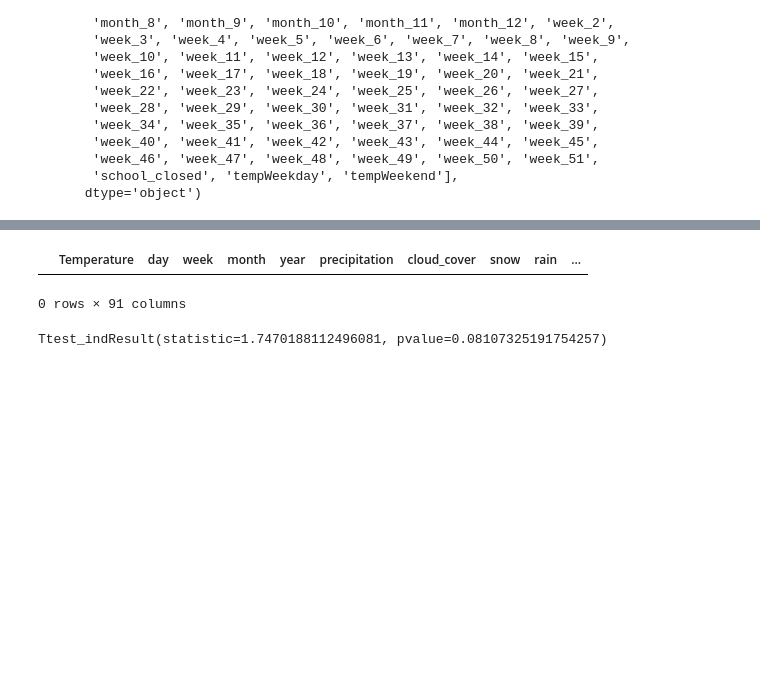
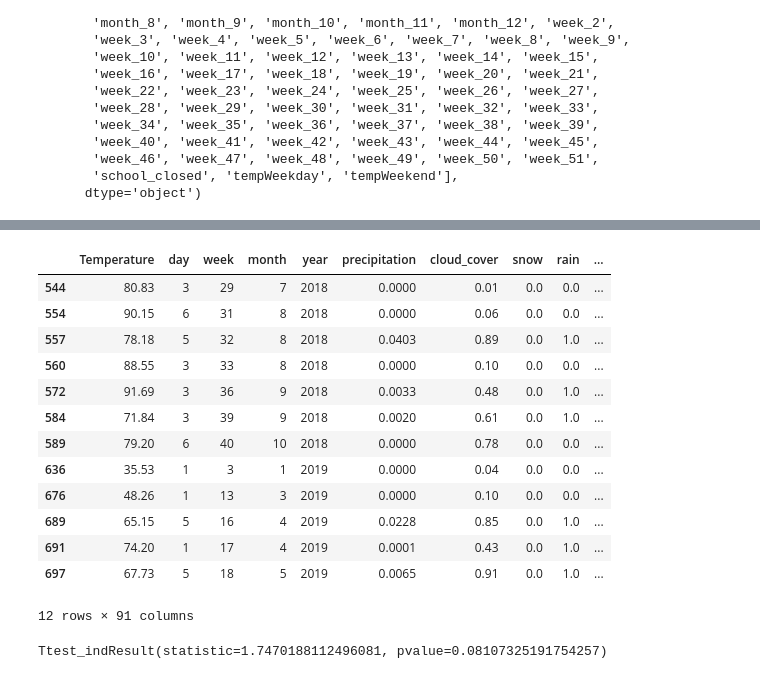
Before and after one commit to Shadhopson/Week1, a Jupyter notebook: Untitled Folder/Untitled.ipynb, the cells around one changed output, grey strips where cells are left out. Drawn from its saved outputs; the diff is of its cells as text; code cells hidden in the pictures; blank space fills up the shorter version.

```diff
--- a/Untitled Folder/Untitled.ipynb
+++ b/Untitled Folder/Untitled.ipynb
@@ -105,0 +123,6 @@ summed_by_date['in_school'] = in_school
+# %%
+office_model = Prophet(interval_width=0.95)
+office_model.fit(summed_by_date)
+office_forecast = office_model.make_future_dataframe(periods=0, freq='D')
+office_forecast2 =office_forecast.copy()
+office_forecast2 = office_forecast2[office_forecast2['ds'].dt.dayofweek.isin([1,3,5,6])]
@@ -105,0 +131,5 @@ summed_by_date['in_school'] = in_school
+# %%
+office_forecast = office_model.predict(office_forecast2)
+plt.figure(figsize=(30, 6))
+office_model.plot(office_forecast, xlabel = 'Date', ylabel = 'Sales')
+plt.title('Furniture Sales');
@@ -106,3 +139,7 @@ summed_by_date['in_school'] = in_school
+# %%
+summed_by_date['pred'] =office_forecast['yhat']
+# %%
+summed_by_date= summed_by_date.drop(['ds', 'y','Date'], axis=1)
 # %%
 #summed_by_date = summed_by_date.dropna()
 Keep = summed_by_date.columns.values[6:]
@@ -522,8 +453,20 @@ X_test['Diff'].std()
 # %%
-X_test[X_test['Diff']>20]
+X_test[X_test['Diff']>10]
 # %% [output]
 |  | Temperature | day | week | month | year | precipitation | cloud_cover | snow | rain | ... |
+| 544 | 80.83 | 3 | 29 | 7 | 2018 | 0.0000 | 0.01 | 0.0 | 0.0 | ... |
+| 554 | 90.15 | 6 | 31 | 8 | 2018 | 0.0000 | 0.06 | 0.0 | 0.0 | ... |
+| 557 | 78.18 | 5 | 32 | 8 | 2018 | 0.0403 | 0.89 | 0.0 | 1.0 | ... |
+| 560 | 88.55 | 3 | 33 | 8 | 2018 | 0.0000 | 0.10 | 0.0 | 0.0 | ... |
+| 572 | 91.69 | 3 | 36 | 9 | 2018 | 0.0033 | 0.48 | 0.0 | 1.0 | ... |
+| 584 | 71.84 | 3 | 39 | 9 | 2018 | 0.0020 | 0.61 | 0.0 | 1.0 | ... |
+| 589 | 79.20 | 6 | 40 | 10 | 2018 | 0.0000 | 0.78 | 0.0 | 0.0 | ... |
+| 636 | 35.53 | 1 | 3 | 1 | 2019 | 0.0000 | 0.04 | 0.0 | 0.0 | ... |
+| 676 | 48.26 | 1 | 13 | 3 | 2019 | 0.0000 | 0.10 | 0.0 | 0.0 | ... |
+| 689 | 65.15 | 5 | 16 | 4 | 2019 | 0.0228 | 0.85 | 0.0 | 1.0 | ... |
+| 691 | 74.20 | 1 | 17 | 4 | 2019 | 0.0001 | 0.43 | 0.0 | 1.0 | ... |
+| 697 | 67.73 | 5 | 18 | 5 | 2019 | 0.0065 | 0.91 | 0.0 | 1.0 | ... |
-0 rows × 91 columns
+12 rows × 91 columns
 # %%
 hols = summed_by_date[summed_by_date['holiday_week']==1]
 # %%
```
Also changed, not shown: parts of 39 cells of this notebook, 4 other files.
